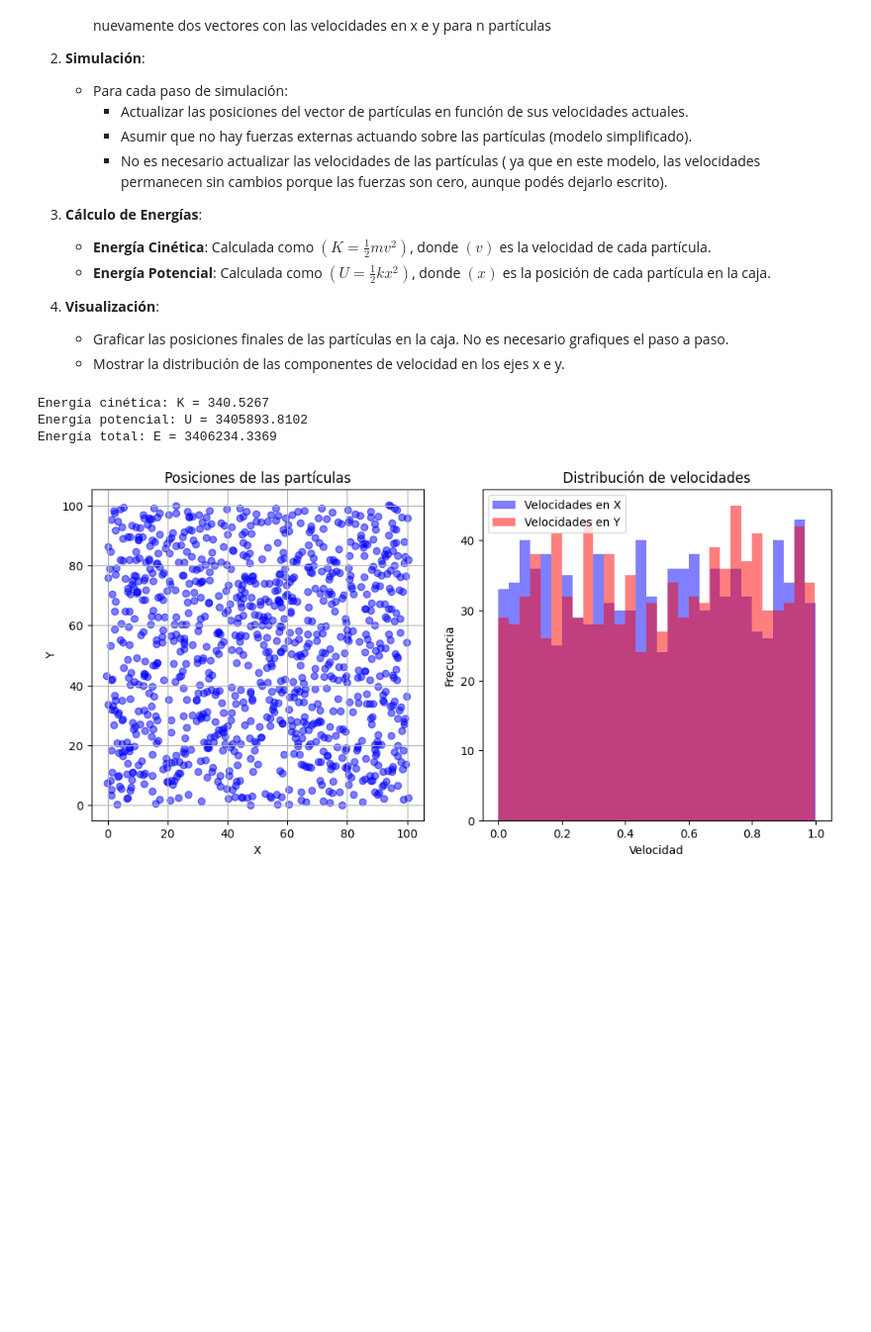
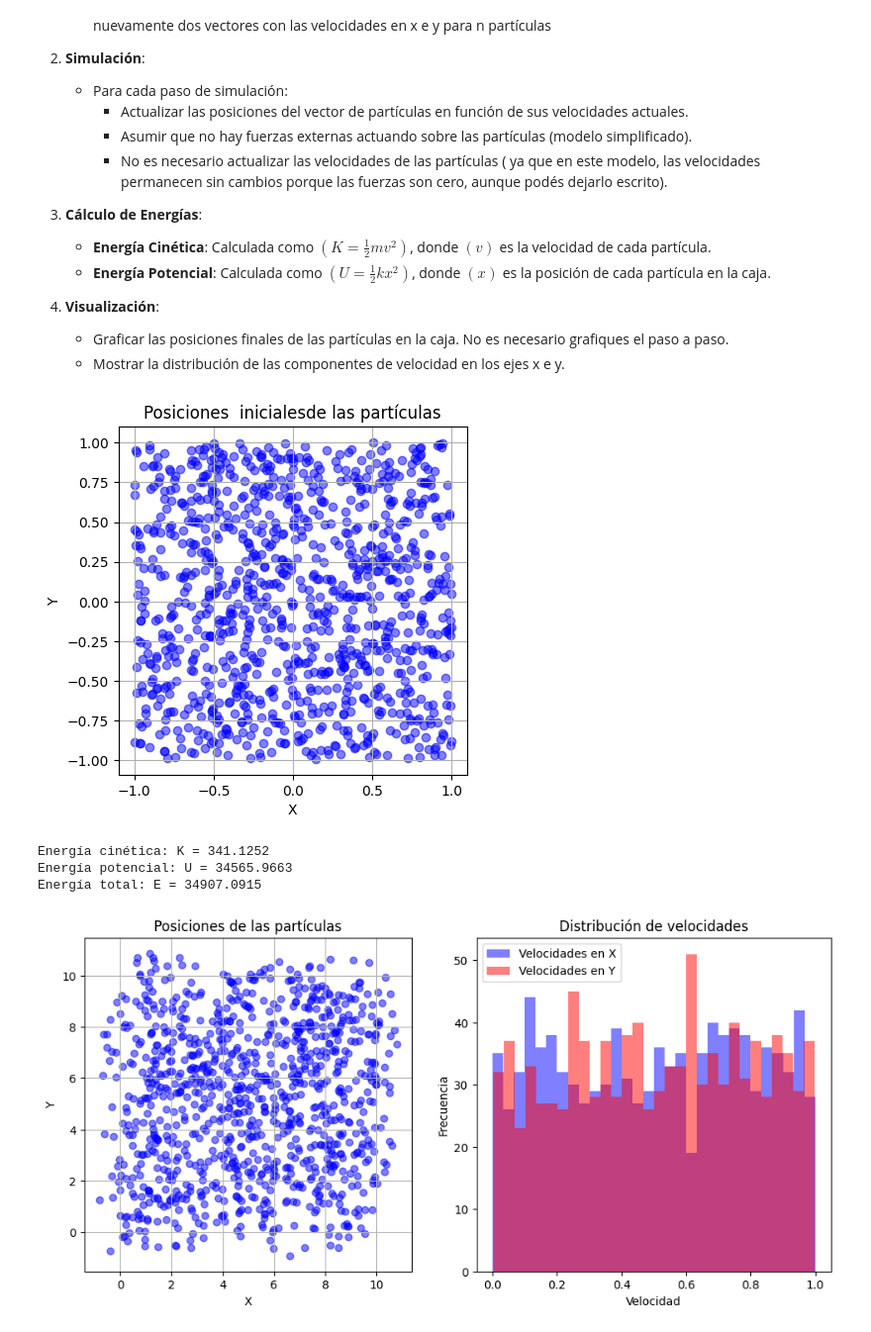
Before and after one commit to dai-dominikow/INSPT-ComputacionIII-examenes, a Jupyter notebook: 2024/Primer_Parcial/MC_Dinamica_molecular.ipynb, the cells around one changed output. Shown at 99% size. Saved outputs shown, nothing was run; the diff lists cells and outputs as text; code cells hidden in the pictures; blank space fills up the shorter version.

```diff
--- a/2024/Primer_Parcial/MC_Dinamica_molecular.ipynb
+++ b/2024/Primer_Parcial/MC_Dinamica_molecular.ipynb
@@ -47,7 +47,7 @@ import matplotlib.pyplot as plt
 
 # Parámetros
 n = 1000  # Número de partículas
-num_pasos = 10000     # Número de pasos de simulación
+num_pasos = 1000     # Número de pasos de simulación
 temperatura = 1.0     # Temperatura en términos de kT
 
 # Inicialización
@@ -56,10 +56,23 @@ posiciones_y = np.random.random(n)  * 2 -1# Posiciones Y aleatorias
 velocidades_x = np.random.random(n) * np.sqrt(temperatura)  # Velocidades X aleatorias
 velocidades_y = np.random.random(n) * np.sqrt(temperatura)  # Velocidades Y aleatorias
 
+plt.figure(figsize=(10, 5))
+
+# Posiciones
+plt.subplot(1, 2, 1)
+plt.scatter(posiciones_x, posiciones_y, alpha=0.5, color='blue')
+plt.title("Posiciones  inicialesde las partículas")
+plt.xlabel("X")
+plt.ylabel("Y")
+plt.grid(True)
+plt.gca().set_aspect('equal', adjustable='box')
+plt.show()
+
 # Parámetros de la simulación
 dt = 0.01  # Paso de tiempo
 
-# Simulación de dinámica molecular
+###################     Simulación de dinámica molecular     ########################
+
 for i in range(num_pasos):
     # Actualización de posiciones
     posiciones_x += velocidades_x * dt
@@ -73,40 +86,47 @@ for i in range(num_pasos):
     velocidades_x += fuerzas_x * dt
     velocidades_y += fuerzas_y * dt
 
+
+
+###################     Resultados     ########################
+
 # Calcular la energía cinética y potencial
 energia_cinetica = 0.5 * (np.sum(velocidades_x**2) + np.sum(velocidades_y**2))
 energia_potencial = 0.5 * (np.sum(posiciones_x**2) + np.sum(posiciones_y**2))
 energia_total = energia_cinetica + energia_potencial
 
 print(f"Energía cinética: K = {energia_cinetica:.4f}")
 print(f"Energía potencial: U = {energia_potencial:.4f}")
 print(f"Energía total: E = {energia_total:.4f}")
 
+
+###################     Ploteos     ########################
 # Visualización de las posiciones de las partículas
 plt.figure(figsize=(10, 5))
 
 # Posiciones
 plt.subplot(1, 2, 1)
 plt.scatter(posiciones_x, posiciones_y, alpha=0.5, color='blue')
 plt.title("Posiciones de las partículas")
 plt.xlabel("X")
 plt.ylabel("Y")
 plt.grid(True)
 plt.gca().set_aspect('equal', adjustable='box')
 
 # Distribución de velocidades
 plt.subplot(1, 2, 2)
 plt.hist(velocidades_x, bins=30, alpha=0.5, color='blue', label='Velocidades en X')
 plt.hist(velocidades_y, bins=30, alpha=0.5, color='red', label='Velocidades en Y')
 plt.title("Distribución de velocidades")
 plt.xlabel("Velocidad")
 plt.ylabel("Frecuencia")
 plt.legend()
 
 plt.tight_layout()
 plt.show()
 # %% [output]
+[figure, new version]
-Energía cinética: K = 340.5267
-Energía potencial: U = 3405893.8102
-Energía total: E = 3406234.3369
+Energía cinética: K = 341.1252
+Energía potencial: U = 34565.9663
+Energía total: E = 34907.0915
-[figure, old version]
+[figure, added]
```
Also changed, not shown: 1 other file.
